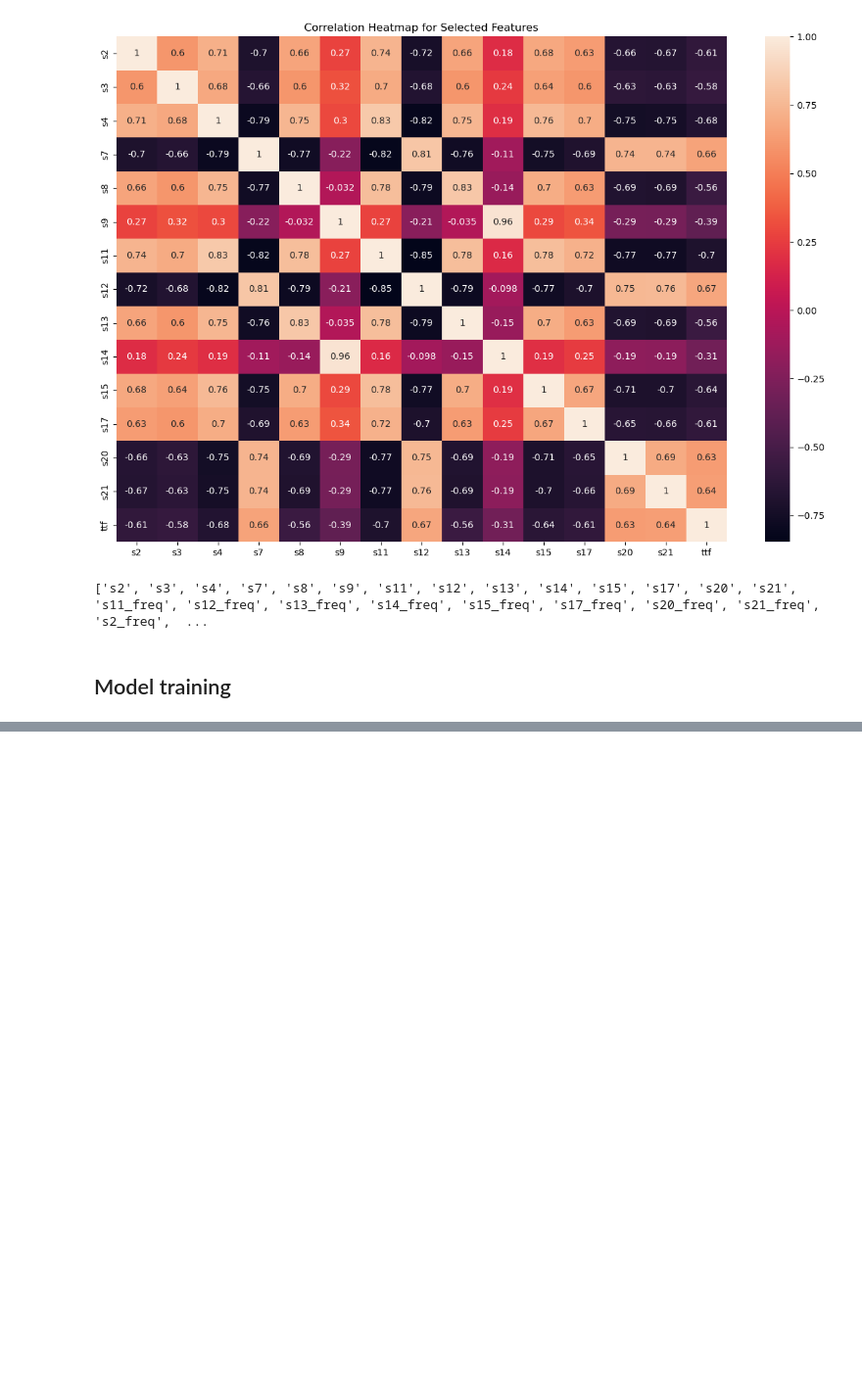
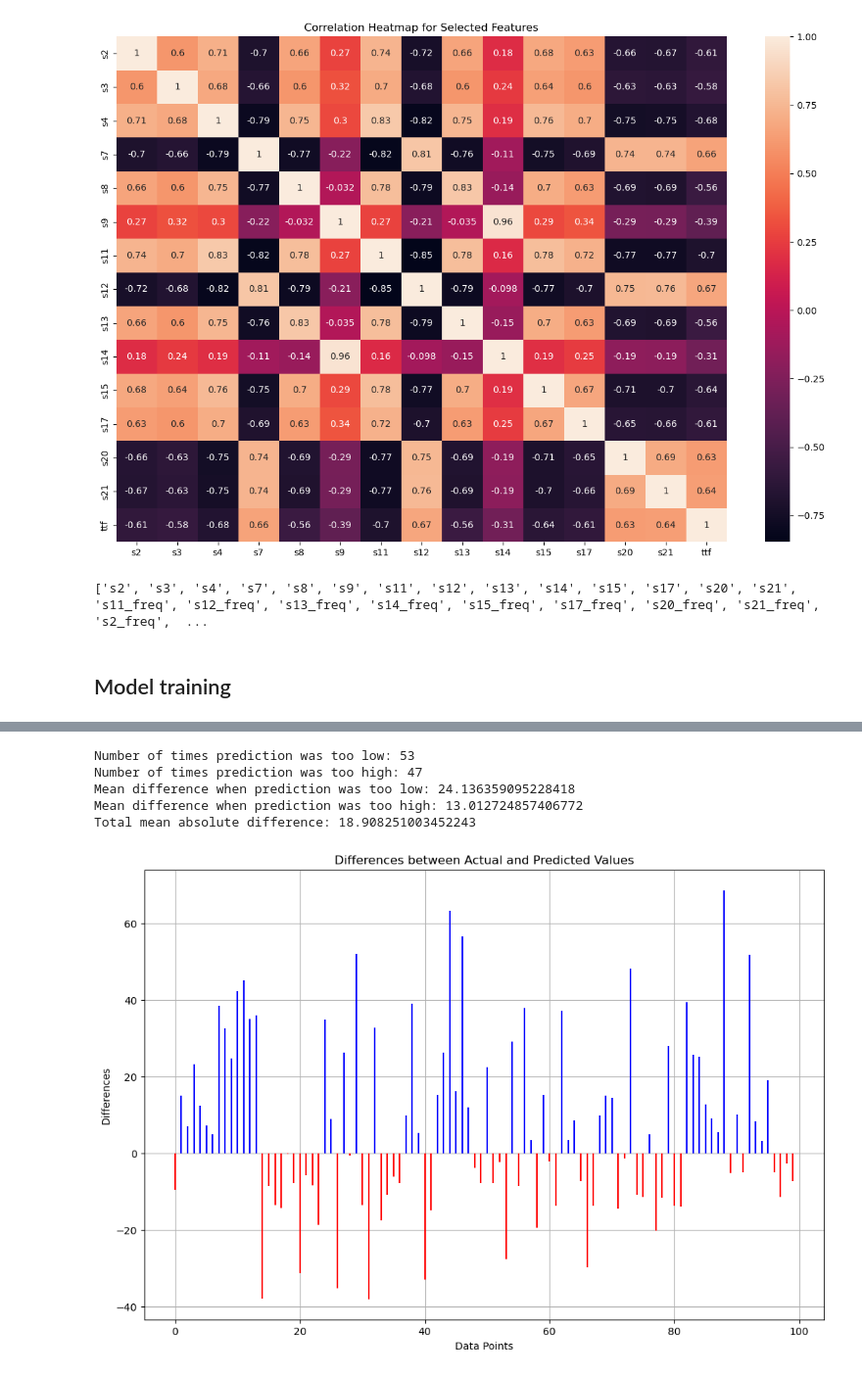
Before and after one commit to NechZ/Predictive-Maintenance, a Jupyter notebook: Engine-Predictive-Maintenance.ipynb, the cells around one changed output, grey strips where cells are left out. Shown at 98% size. Cells and saved outputs as stored; diff of their text form; code cells hidden in the pictures; blank space fills up the shorter version.

```diff
--- a/Engine-Predictive-Maintenance.ipynb
+++ b/Engine-Predictive-Maintenance.ipynb
@@ -310,0 +338,51 @@ plt.show()
+# %%
+import numpy as np
+import matplotlib.pyplot as plt
+
+# Data visualization: Differences between Actual and Predicted values
+plt.figure(figsize=(12, 8))
+
+# Initialize counters and lists for differences
+too_high_count = 0
+too_low_count = 0
+too_high_diffs = []
+too_low_diffs = []
+
+# Plot vertical lines between actual and predicted values
+for i in range(len(y_test)):
+    diff = y_test[i] - y_pred[i]
+    if diff >= 0:
+        too_low_count += 1
+        too_low_diffs.append(diff)
+        plt.vlines(x=i, ymin=0, ymax=diff, colors='blue')
+    else:
+        too_high_count += 1
+        too_high_diffs.append(-diff)
+        plt.vlines(x=i, ymin=0, ymax=diff, colors='red')
+
+# Calculate means
+mean_too_low = np.mean(too_low_diffs) if too_low_diffs else 0
+mean_too_high = np.mean(too_high_diffs) if too_high_diffs else 0
+
+# Calculate the total mean absolute difference
+total_mean_absolute_difference = np.mean(np.abs(y_test - y_pred))
+
+# Print the results
+print("Number of times prediction was too low:", too_low_count)
+print("Number of times prediction was too high:", too_high_count)
+print("Mean difference when prediction was too low:", mean_too_low)
+print("Mean difference when prediction was too high:", mean_too_high)
+print("Total mean absolute difference:", total_mean_absolute_difference)
+
+plt.xlabel('Data Points')
+plt.ylabel('Differences')
+plt.title('Differences between Actual and Predicted Values')
+plt.grid(True)
+plt.show()
+# %% [output]
+Number of times prediction was too low: 53
+Number of times prediction was too high: 47
+Mean difference when prediction was too low: 24.136359095228418
+Mean difference when prediction was too high: 13.012724857406772
+Total mean absolute difference: 18.908251003452243
+[figure, added]
```
Also changed, not shown: parts of 3 cells of this notebook.
